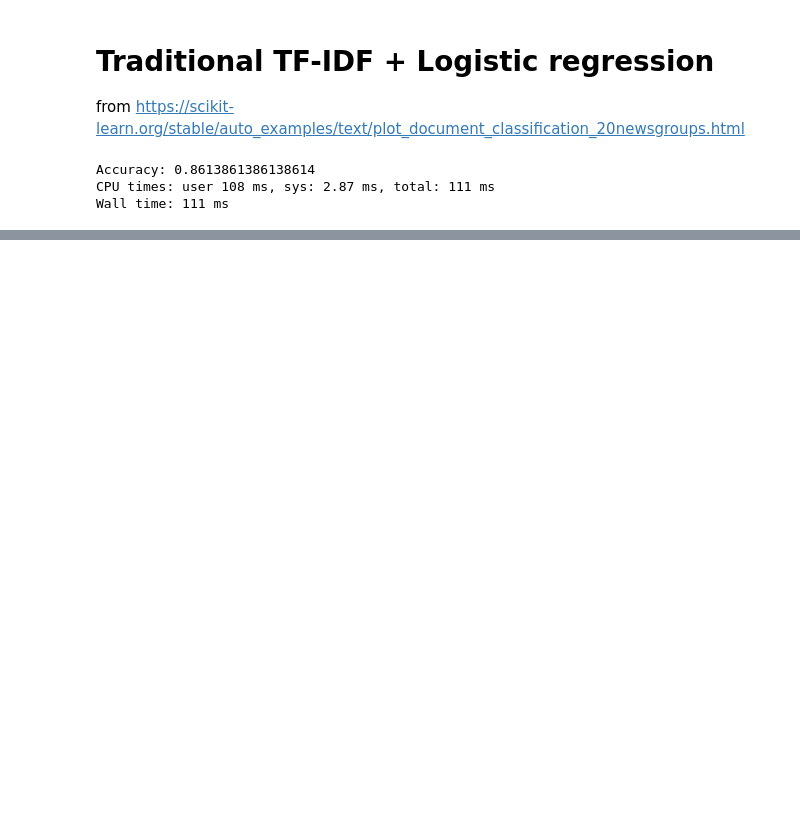
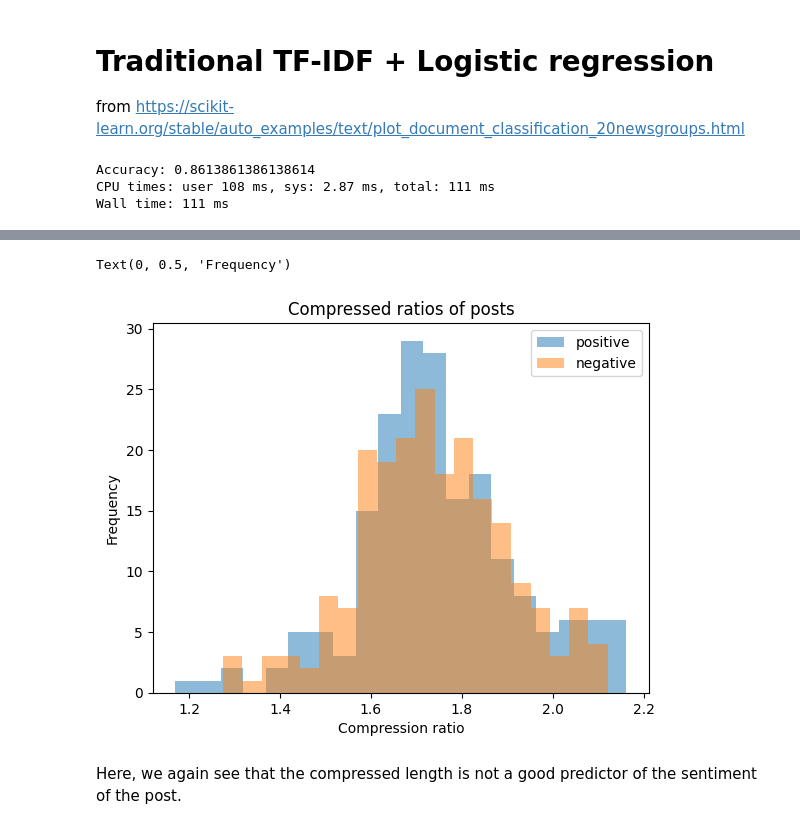
Before and after one commit to kukas/Simple-kNN-Gzip, a Jupyter notebook: kNN-gzip-ncd-video-test it-deep-learning.ipynb, the cells around one changed output, grey strips where cells are left out. Saved outputs shown, nothing was run; the diff lists cells and outputs as text; code cells hidden in the pictures; blank space fills up the shorter version.

```diff
--- a/kNN-gzip-ncd-video-test it-deep-learning.ipynb
+++ b/kNN-gzip-ncd-video-test it-deep-learning.ipynb
@@ -70,0 +138,5 @@ Wall time: 111 ms
+# %%
+ratios_x = [len(post) / len(gzip.compress(post.encode())) for post in train_x]
+# %%
+positive_ratios = [ratios_x[i] for i in range(len(ratios_x)) if train_y[i] == 1]
+negative_ratios = [ratios_x[i] for i in range(len(ratios_x)) if train_y[i] == -1]
@@ -70,0 +150,13 @@ Wall time: 111 ms
+# %%
+import matplotlib.pyplot as plt
+plt.hist(positive_ratios, bins=20, alpha=0.5, label="positive")
+plt.hist(negative_ratios, bins=20, alpha=0.5, label="negative")
+plt.legend()
+plt.title("Compressed ratios of posts")
+plt.xlabel("Compression ratio")
+plt.ylabel("Frequency")
+# %% [output]
+Text(0, 0.5, 'Frequency')
+[figure, added]
+# %% [markdown]
+Here, we again see that the compressed length is not a good predictor of the sentiment of the post.
```
Also changed, not shown: parts of 17 cells of this notebook.
